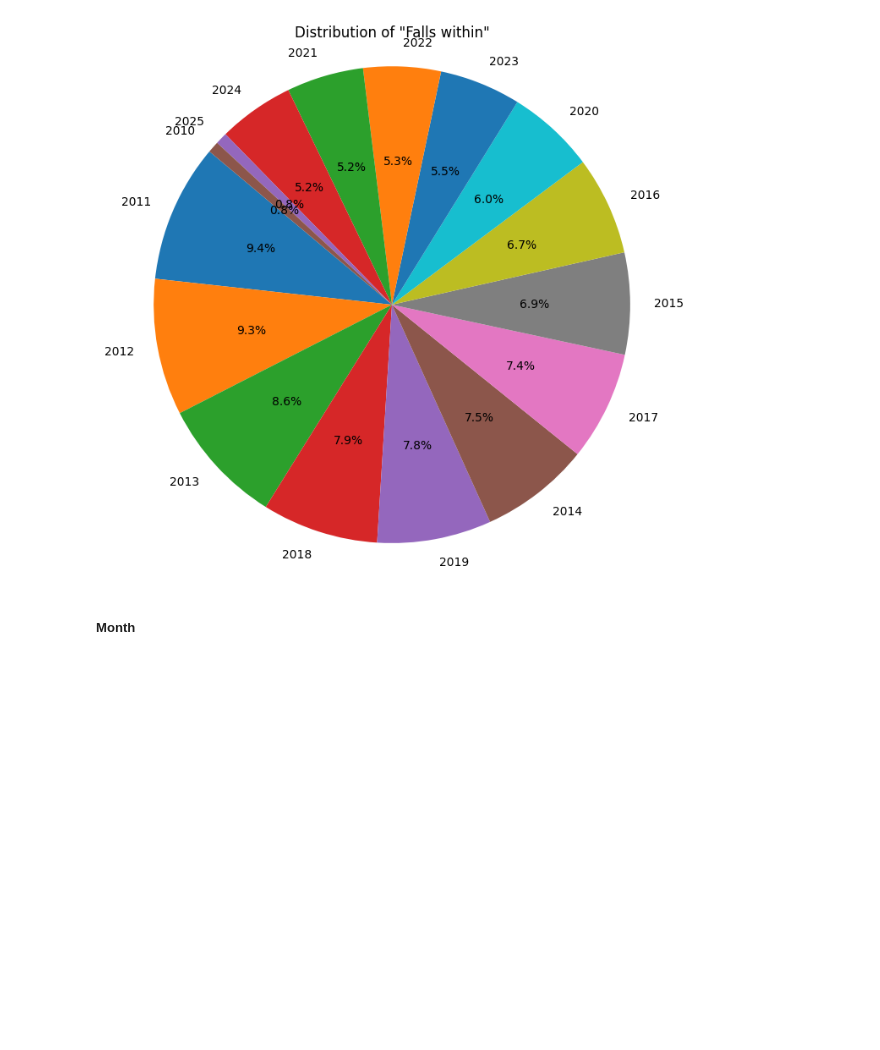
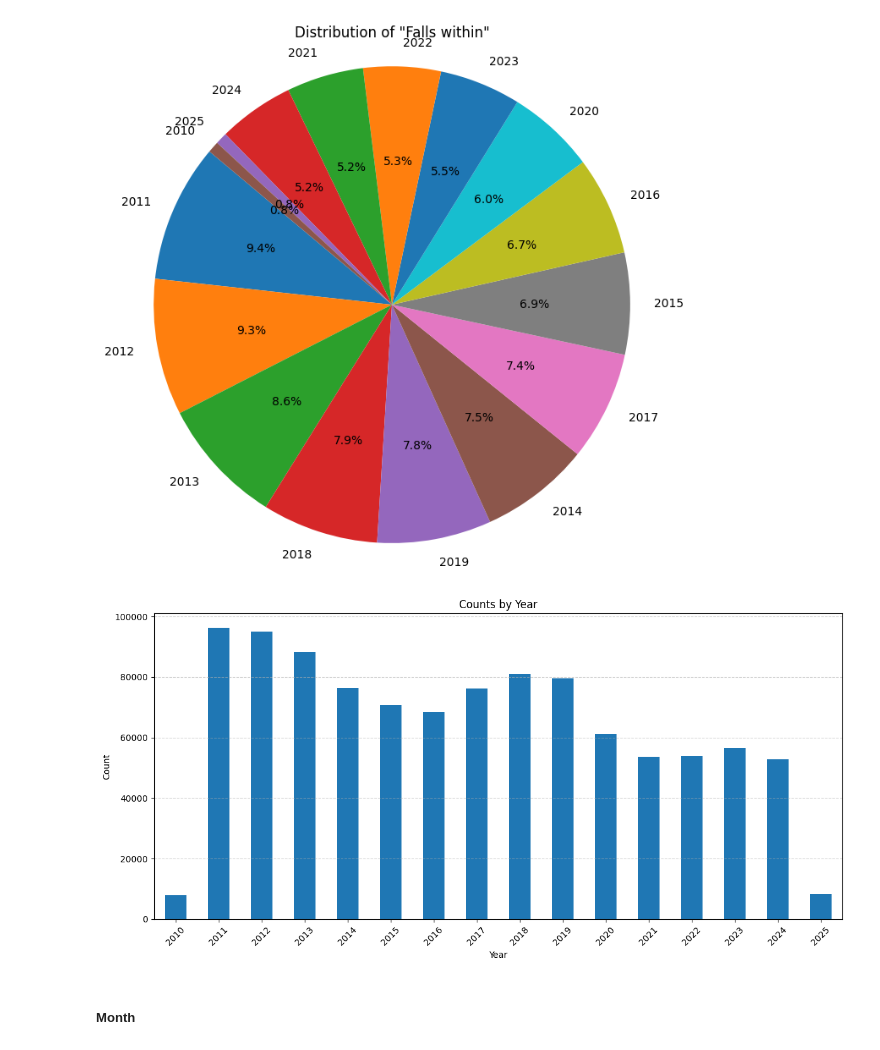
Before and after one commit to skyrimer/ARWCASP, a Jupyter notebook: basic_eda.ipynb, the cells around one changed output. Drawn from its saved outputs; the diff is of its cells as text; code cells hidden in the pictures; blank space fills up the shorter version.

```diff
--- a/basic_eda.ipynb
+++ b/basic_eda.ipynb
@@ -315,6 +495,32 @@ year
 2010     7905
 Name: count, dtype: int64
 [figure]
+# %%
+import matplotlib.pyplot as plt
+import pandas as pd
+
+# Sample data as a dictionary
+data = {
+    2011: 96170, 2012: 94998, 2013: 88277, 2018: 80948, 2019: 79581,
+    2014: 76504, 2017: 76095, 2015: 70796, 2016: 68565, 2020: 61245,
+    2023: 56573, 2022: 53926, 2021: 53567, 2024: 52885, 2025: 8240,
+    2010: 7905
+}
+
+# Convert to a DataFrame for sorting and plotting
+df = pd.Series(data).sort_index()  # Sort by year
+df.plot(kind='bar', figsize=(12, 6))
+
+# Add labels and grid
+plt.title('Counts by Year')
+plt.xlabel('Year')
+plt.ylabel('Count')
+plt.xticks(rotation=45)
+plt.grid(axis='y', linestyle='--', alpha=0.6)
+plt.tight_layout()
+plt.show()
+# %% [output]
+[figure, added]
 # %% [markdown]
 ##### Month
 # %%
```
Also changed, not shown: parts of 41 cells of this notebook.
